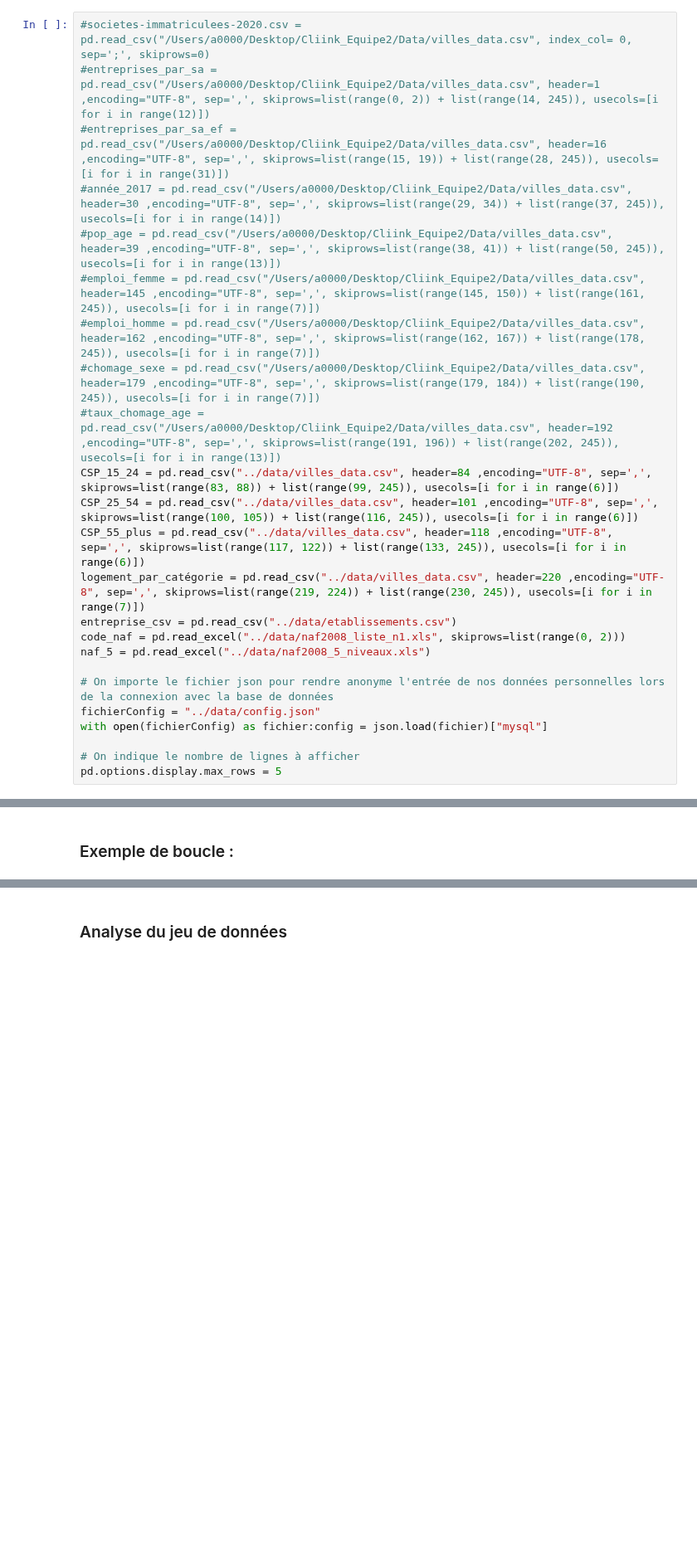
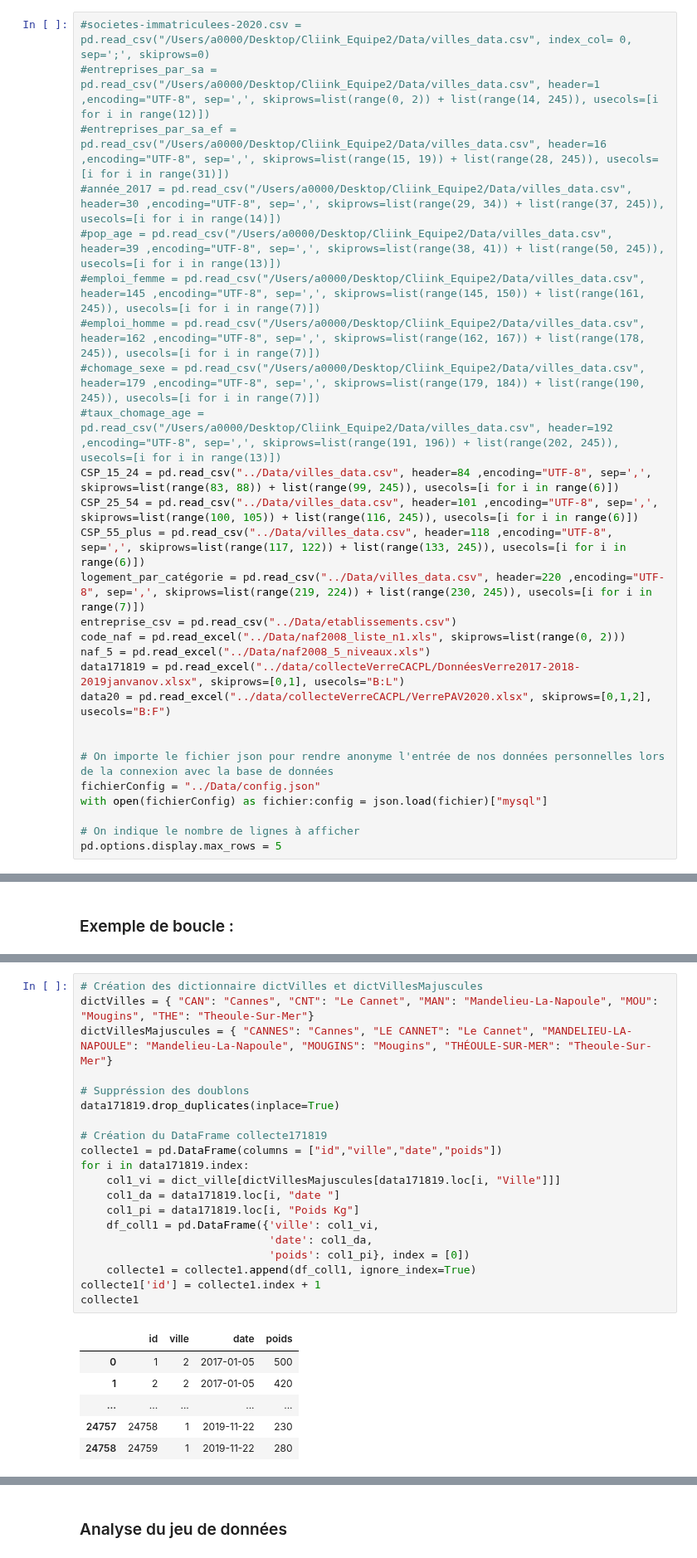
Before and after one commit to niryras/Cliink_Equipe2, a Jupyter notebook: jupyter/df2.ipynb, the cells around one changed output, grey strips where cells are left out. Shown at 83% size. Saved outputs shown, nothing was run; the diff lists cells and outputs as text; blank space fills up the shorter version.

```diff
--- a/jupyter/df2.ipynb
+++ b/jupyter/df2.ipynb
@@ -55,16 +55,19 @@ from main import Bin_
 #emploi_homme = pd.read_csv("/Users/a0000/Desktop/Cliink_Equipe2/Data/villes_data.csv", header=162 ,encoding="UTF-8", sep=',', skiprows=list(range(162, 167)) + list(range(178, 245)), usecols=[i for i in range(7)])
 #chomage_sexe = pd.read_csv("/Users/a0000/Desktop/Cliink_Equipe2/Data/villes_data.csv", header=179 ,encoding="UTF-8", sep=',', skiprows=list(range(179, 184)) + list(range(190, 245)), usecols=[i for i in range(7)])
 #taux_chomage_age = pd.read_csv("/Users/a0000/Desktop/Cliink_Equipe2/Data/villes_data.csv", header=192 ,encoding="UTF-8", sep=',', skiprows=list(range(191, 196)) + list(range(202, 245)), usecols=[i for i in range(13)])
-CSP_15_24 = pd.read_csv("../data/villes_data.csv", header=84 ,encoding="UTF-8", sep=',', skiprows=list(range(83, 88)) + list(range(99, 245)), usecols=[i for i in range(6)])
-CSP_25_54 = pd.read_csv("../data/villes_data.csv", header=101 ,encoding="UTF-8", sep=',', skiprows=list(range(100, 105)) + list(range(116, 245)), usecols=[i for i in range(6)])
-CSP_55_plus = pd.read_csv("../data/villes_data.csv", header=118 ,encoding="UTF-8", sep=',', skiprows=list(range(117, 122)) + list(range(133, 245)), usecols=[i for i in range(6)])
-logement_par_catégorie = pd.read_csv("../data/villes_data.csv", header=220 ,encoding="UTF-8", sep=',', skiprows=list(range(219, 224)) + list(range(230, 245)), usecols=[i for i in range(7)])
-entreprise_csv = pd.read_csv("../data/etablissements.csv")
-code_naf = pd.read_excel("../data/naf2008_liste_n1.xls", skiprows=list(range(0, 2)))
-naf_5 = pd.read_excel("../data/naf2008_5_niveaux.xls")
+CSP_15_24 = pd.read_csv("../Data/villes_data.csv", header=84 ,encoding="UTF-8", sep=',', skiprows=list(range(83, 88)) + list(range(99, 245)), usecols=[i for i in range(6)])
+CSP_25_54 = pd.read_csv("../Data/villes_data.csv", header=101 ,encoding="UTF-8", sep=',', skiprows=list(range(100, 105)) + list(range(116, 245)), usecols=[i for i in range(6)])
+CSP_55_plus = pd.read_csv("../Data/villes_data.csv", header=118 ,encoding="UTF-8", sep=',', skiprows=list(range(117, 122)) + list(range(133, 245)), usecols=[i for i in range(6)])
+logement_par_catégorie = pd.read_csv("../Data/villes_data.csv", header=220 ,encoding="UTF-8", sep=',', skiprows=list(range(219, 224)) + list(range(230, 245)), usecols=[i for i in range(7)])
+entreprise_csv = pd.read_csv("../Data/etablissements.csv")
+code_naf = pd.read_excel("../Data/naf2008_liste_n1.xls", skiprows=list(range(0, 2)))
+naf_5 = pd.read_excel("../Data/naf2008_5_niveaux.xls")
+data171819 = pd.read_excel("../data/collecteVerreCACPL/DonnéesVerre2017-2018-2019janvanov.xlsx", skiprows=[0,1], usecols="B:L")
+data20 = pd.read_excel("../data/collecteVerreCACPL/VerrePAV2020.xlsx", skiprows=[0,1,2], usecols="B:F")
+
 
 # On importe le fichier json pour rendre anonyme l'entrée de nos données personnelles lors de la connexion avec la base de données
-fichierConfig = "../data/config.json"
+fichierConfig = "../Data/config.json"
 with open(fichierConfig) as fichier:config = json.load(fichier)["mysql"]
 
 # On indique le nombre de lignes à afficher
@@ -901,0 +913,27 @@ le chiffre est :    3335 ;      la logement_par_catégorie est : 3 ;      la vil
+# %%
+# Création des dictionnaire dictVilles et dictVillesMajuscules
+dictVilles = { "CAN": "Cannes", "CNT": "Le Cannet", "MAN": "Mandelieu-La-Napoule", "MOU": "Mougins", "THE": "Theoule-Sur-Mer"}
+dictVillesMajuscules = { "CANNES": "Cannes", "LE CANNET": "Le Cannet", "MANDELIEU-LA-NAPOULE": "Mandelieu-La-Napoule", "MOUGINS": "Mougins", "THÉOULE-SUR-MER": "Theoule-Sur-Mer"}
+
+# Suppréssion des doublons
+data171819.drop_duplicates(inplace=True)
+
+# Création du DataFrame collecte171819
+collecte1 = pd.DataFrame(columns = ["id","ville","date","poids"])
+for i in data171819.index:
+    col1_vi = dict_ville[dictVillesMajuscules[data171819.loc[i, "Ville"]]]
+    col1_da = data171819.loc[i, "date "]
+    col1_pi = data171819.loc[i, "Poids Kg"]
+    df_coll1 = pd.DataFrame({'ville': col1_vi,
+                             'date': col1_da,
+                             'poids': col1_pi}, index = [0])
+    collecte1 = collecte1.append(df_coll1, ignore_index=True)
+collecte1['id'] = collecte1.index + 1
+collecte1
+# %% [output]
+|  | id | ville | date | poids |
+| 0 | 1 | 2 | 2017-01-05 | 500 |
+| 1 | 2 | 2 | 2017-01-05 | 420 |
+| ... | ... | ... | ... | ... |
+| 24757 | 24758 | 1 | 2019-11-22 | 230 |
+| 24758 | 24759 | 1 | 2019-11-22 | 280 |
```
Also changed, not shown: parts of 32 cells of this notebook, 3 other files.
